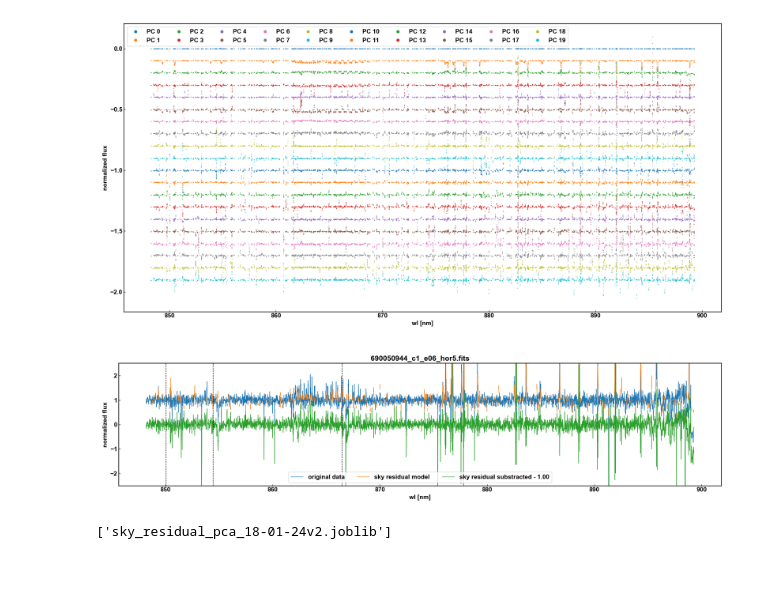
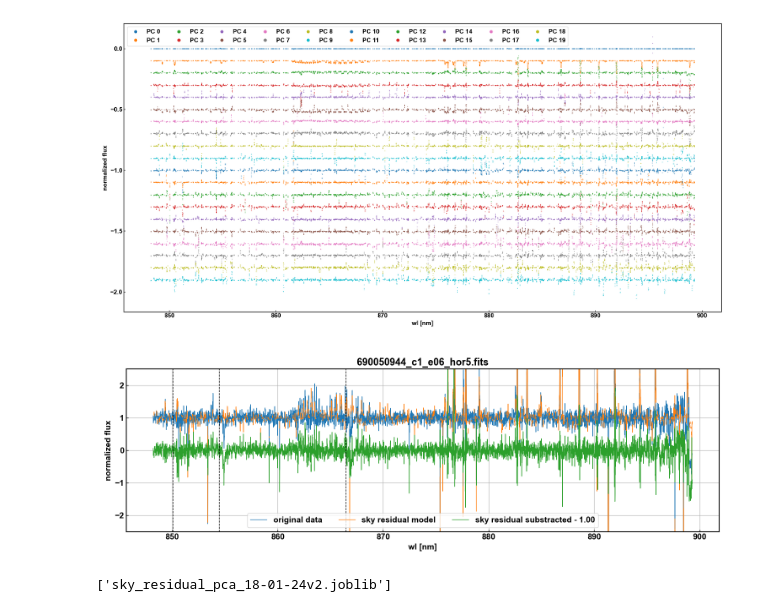
Before and after one commit to cabrera-ziri/Reticulum, a Jupyter notebook: sky_lines3.ipynb, the cells around one changed output. Saved outputs shown, nothing was run; the diff lists cells and outputs as text; code cells hidden in the pictures; blank space fills up the shorter version.

```diff
--- a/sky_lines3.ipynb
+++ b/sky_lines3.ipynb
@@ -336,6 +338,6 @@ then you have all the fluxes followed by errors
 # %%
 #sky pixel detection params
-sky_pixel_scale_factor = 1.05
+sky_pixel_scale_factor = 1.03
 #outliers params
 n_neighbors = 20
 contamination = 'auto'
@@ -345,8 +347,8 @@ data_pipeline = Pipeline([
     ('cleaner',CleanData()),
     ('norm',NormalizeSpectra(continuum_type=poly_continuum)),
     ('errnorm',ErrNormalizeSpectra()),
-    ('kick_outliers',RemoveOutliersBefore(n_neighbors=n_neighbors,contamination=contamination)),
-    ('stddev_sky',StddevSky(continuum_type=Huber_continuum,sky_pixel_scale_factor=sky_pixel_scale_factor))
+    ('kickoutliers',RemoveOutliersBefore(n_neighbors=n_neighbors,contamination=contamination)),
+    ('stddevsky',StddevSky(continuum_type=Huber_continuum,sky_pixel_scale_factor=sky_pixel_scale_factor))
 ])
 
 data_pipeline
@@ -407,0 +431,24 @@ plt.tight_layout()
+# %%
+# PCA params
+explained_variance = 0.95
+
+sky_pixels = X_prepared[-1,:]==1 #pixel mask
+X_pca = X_prepared[1:-3,sky_pixels] #select only sky pixel flux
+
+# PCA run
+pca = PCA()
+pca.fit(X_pca)
+cumsum = np.cumsum(pca.explained_variance_ratio_)
+d = np.argmax(cumsum>=explained_variance)+1
+
+f, ax = plt.subplots(figsize=(4,4))
+ax.plot(cumsum)
+ax.axvline(d,ls='--',color='tab:orange',label='{:}% variance\nwith {:} components'.format(explained_variance*100,d))
+ax.set_xlabel('Dimensions')
+ax.set_ylabel('Explained variance')
+plt.legend()
+plt.tight_layout()
+
+# re-train
+pca = PCA(n_components=d)
+pca.fit(X_pca)
@@ -461,7 +533,7 @@ wl = crval+cdelt*np.arange(naxis)
 flux = hdu[ext].data
 
 # flux = flux/Huber_continuum(wl,flux)
-flux = flux/poly_continuum(wl,flux)
+flux = flux/poly_continuum(flux,wl)
 
 plt.close('all')
 # %%
@@ -475,40 +547,41 @@ offset = 1
 
 plt.close('all')
 
-f, ax = plt.subplots(figsize=(20,5))
+f, ax = plt.subplots(figsize=(15,5))
 plt.title(spec_path.split('/')[-1])
 ax.plot(wl,flux,'-',lw=1,label='original data')
 _model = np.ones_like(wl)*np.nan
 _model[sky_pixels] = model[0,:]
 ax.plot(wl,_model,'-',lw=1,label='sky residual model')
 flux2 = flux.copy()
 flux2[sky_pixels] = flux2[sky_pixels]-model[0,:]+1
 ax.plot(wl,flux2-offset,ls='-',lw=1,label='sky residual substracted - {:.2f}'.format(offset))
 for _ in [850.04,854.44, 866.45]:
     ax.axvline(_,lw=1,ls='--',color='k')
 plt.legend(markerscale=12)
 # ax.set_xlim(849,870)
 
 #set automatic yscale
 _flxs = np.r_[flux[(wl>=xlim_lo)&(wl<=xlim_hi)],
             flux2[(wl>=xlim_lo)&(wl<=xlim_hi)]-1,
             model[0][(wl[sky_pixels]>=xlim_lo)&(wl[sky_pixels]<=xlim_hi)]]
 
 _flxs_min,_flxs_max = _flxs.min(),_flxs.max()
 
 if _flxs_min<0:
     ax.set_ylim(1.1*_flxs_min,1.1*_flxs_max)
 else:
     ax.set_ylim(0.9*_flxs_min,1.1*_flxs_max)
 
 plt.legend(markerscale=12,ncol=ncol)
 # ax.set_xlim(xlim_lo,xlim_hi)
 ax.set_ylim(-offset*2.5,2.5*offset)
 ax.set_xlabel('wl [nm]')
 ax.set_ylabel('normalized flux')
 plt.tight_layout()
+plt.grid()
 # %% [output]
-[figure, old version]
+[figure, new version]
 # %%
 # save pca models for later use
 # dump([sky_pixels,pca], 'sky_residual_pca_16-01-24.joblib')
```
Also changed, not shown: parts of 12 cells of this notebook.
